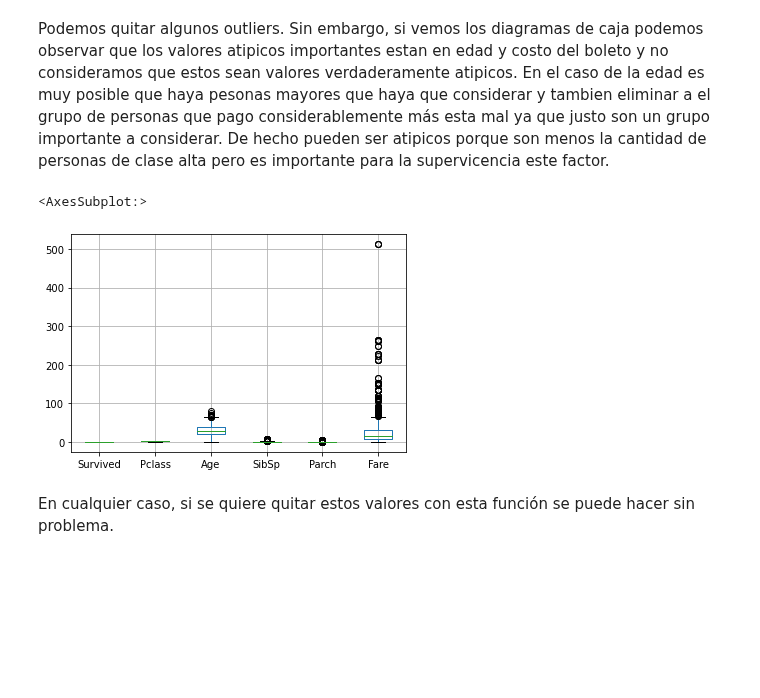
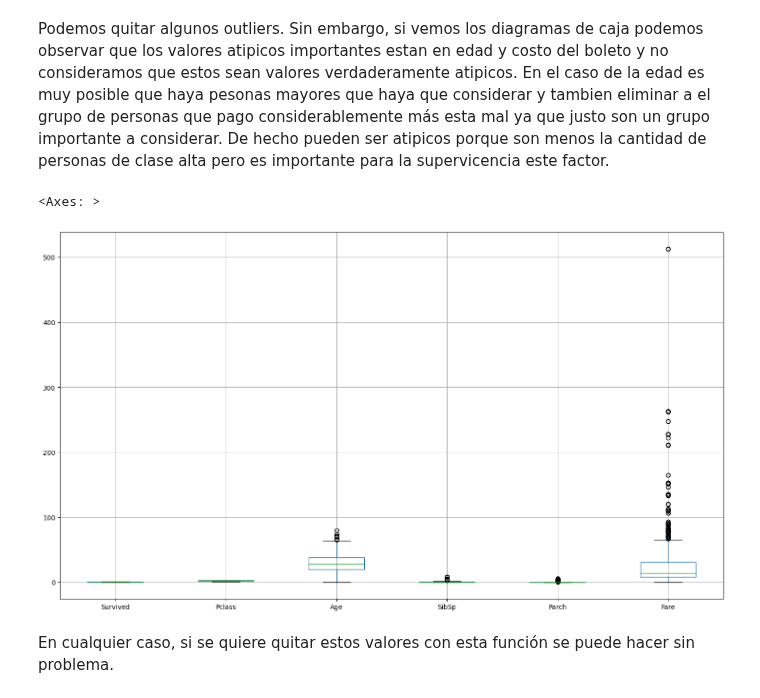
Before and after one commit to EliasGarzaV/RetoTitanicBloque1, a Jupyter notebook: Pipe/DataCleaning.ipynb, the cells around one changed output. Saved outputs shown, nothing was run; the diff lists cells and outputs as text; code cells hidden in the pictures; blank space fills up the shorter version.

Commit message:
Tamano de boxplot

```diff
--- a/Pipe/DataCleaning.ipynb
+++ b/Pipe/DataCleaning.ipynb
@@ -132,10 +132,10 @@ train
 # %% [markdown]
 Podemos quitar algunos outliers. Sin embargo, si vemos los diagramas de caja podemos observar que los valores atipicos importantes estan en edad y costo del boleto y no consideramos que estos sean valores verdaderamente atipicos. En el caso de la edad es muy posible que haya pesonas mayores que haya que considerar y tambien eliminar a el grupo de personas que pago considerablemente más esta mal ya que justo son un grupo importante a considerar. De hecho pueden ser atipicos porque son menos la cantidad de personas de clase alta pero es importante para la supervicencia este factor.
 # %%
-train.boxplot()
+train.boxplot(figsize=(18,10))
 # %% [output]
-<AxesSubplot:>
+<Axes: >
-[figure, old version]
+[figure, new version]
 # %% [markdown]
 En cualquier caso, si se quiere quitar estos valores con esta función se puede hacer sin problema.
 # %%
```
